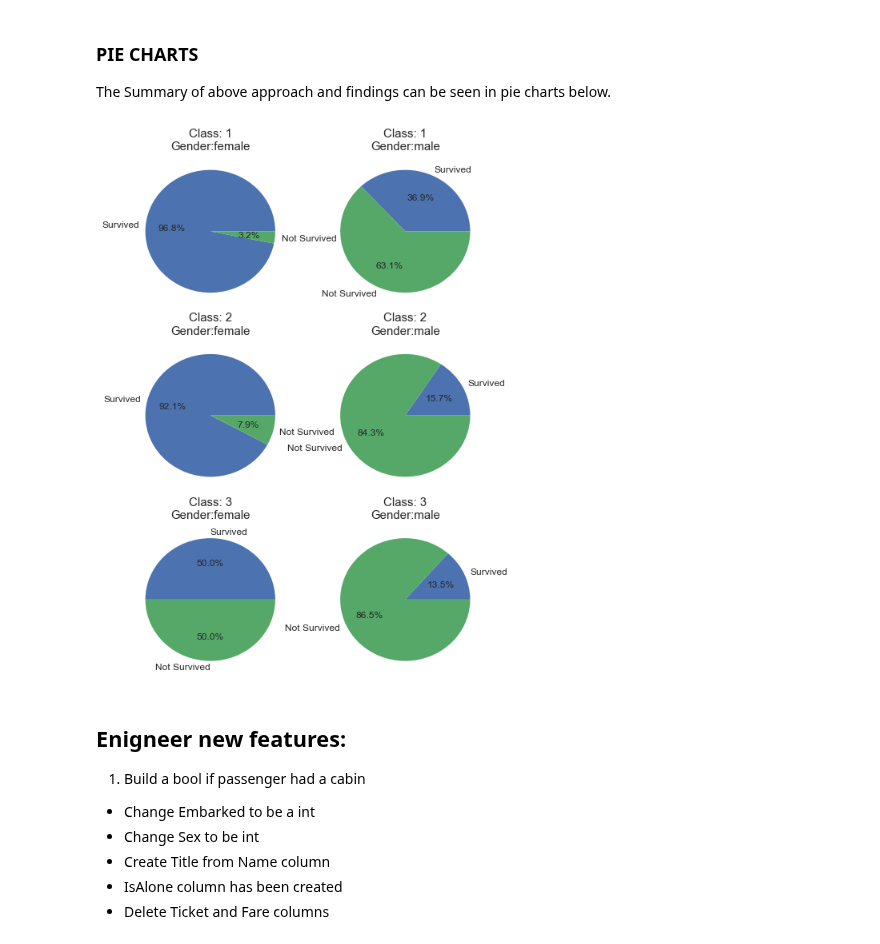
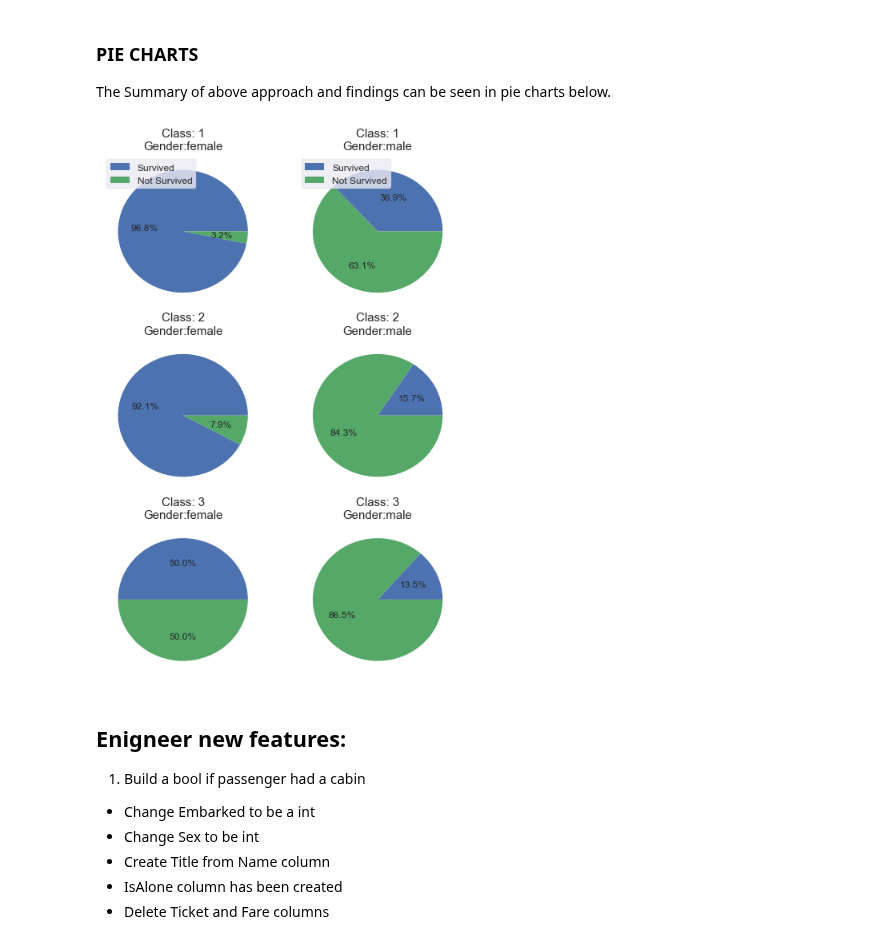
Before and after one commit to MateuszKonopelski/Kaggle, a Jupyter notebook: Project1_Titanic/Titanic_code.ipynb, the cells around one changed output. Saved outputs shown, nothing was run; the diff lists cells and outputs as text; code cells hidden in the pictures.

Commit message:
Pie Charts per Gender and Class: corrected labels

```diff
--- a/Project1_Titanic/Titanic_code.ipynb
+++ b/Project1_Titanic/Titanic_code.ipynb
@@ -312,24 +312,25 @@ The Summary of above approach and findings can be seen in pie charts below.
 # %%
 survived = train_data.groupby('Pclass')['Survived'].mean()[1]
 gender_func = lambda x: 0 if x == 'female' else 1
 
 fig = plt.figure(figsize=(8, 12))
 grid = plt.GridSpec(3, 2, hspace=0.2, wspace=0.2)
 labels = ['Survived', 'Not Survived']
 for pclass in range(3):
     for gender in ['female', 'male']:
         pie = fig.add_subplot(grid[pclass, gender_func(gender)])
         survived = train_data.query('Pclass == @pclass + 1 & Sex == @gender')['Survived'].mean()
-        patches, texts, autotexts = pie.pie([survived, 1 - survived], labels=labels, autopct='%1.1f%%')
+        patches, texts, autotexts = pie.pie([survived, 1 - survived], autopct='%1.1f%%')
         pie.set_title('Class: {0}\nGender:{1}'.format(pclass+1, gender), fontsize=15)
         for t in texts:
             t.set_fontsize(12)
         for t in autotexts:
             t.set_fontsize(12)
+        if pclass == 0 : pie.legend(patches, labels, loc='upper left', fontsize='medium', frameon=True)
 
 #fig.suptitle('Survival Rate per category', fontsize=20, fontweight='bold', horizontalalignment='right')
 # %% [output]
-[figure, old version]
+[figure, new version]
 # %% [markdown]
 ## Enigneer new features:
 1. Build a bool if passenger had a cabin
```
